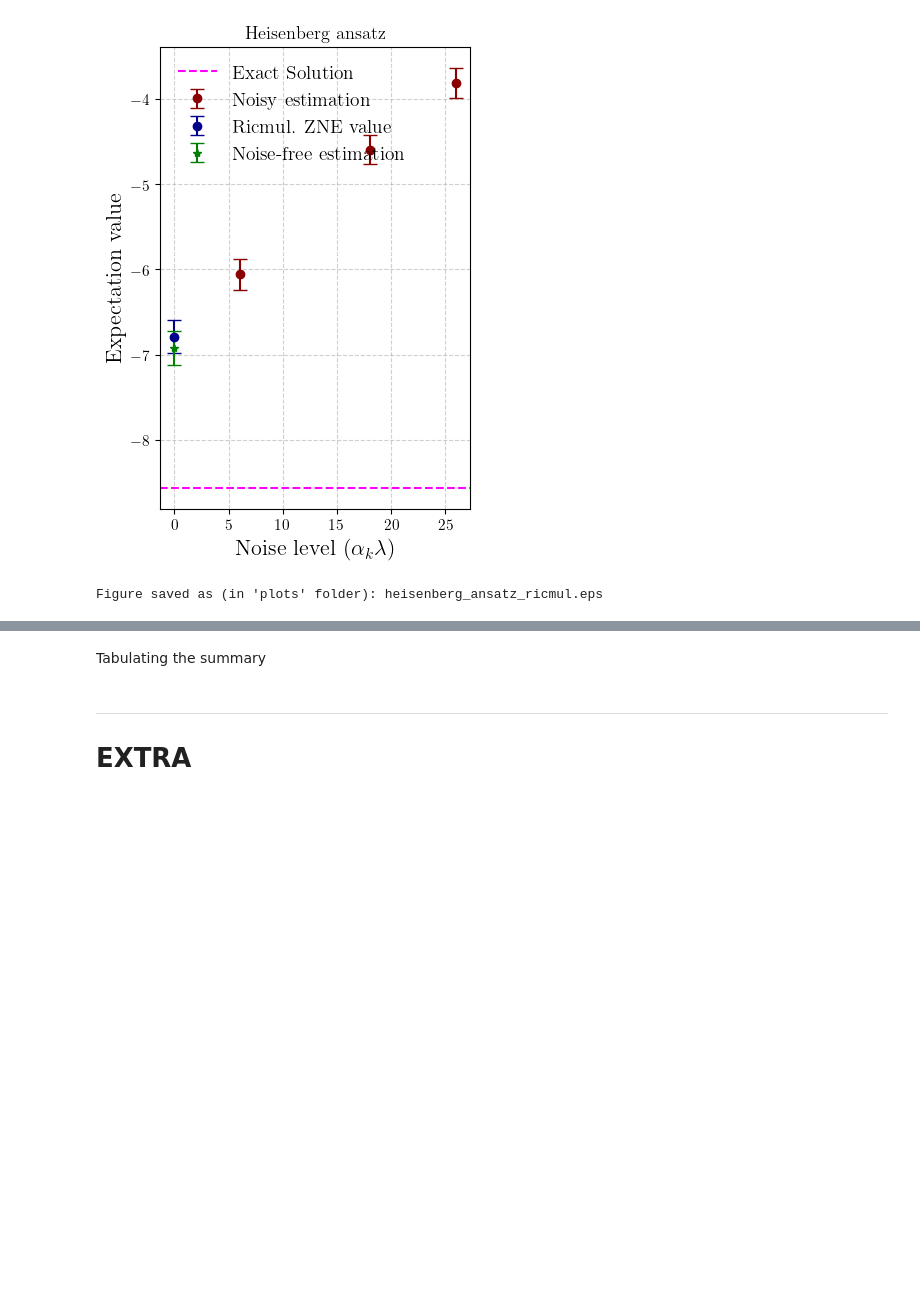
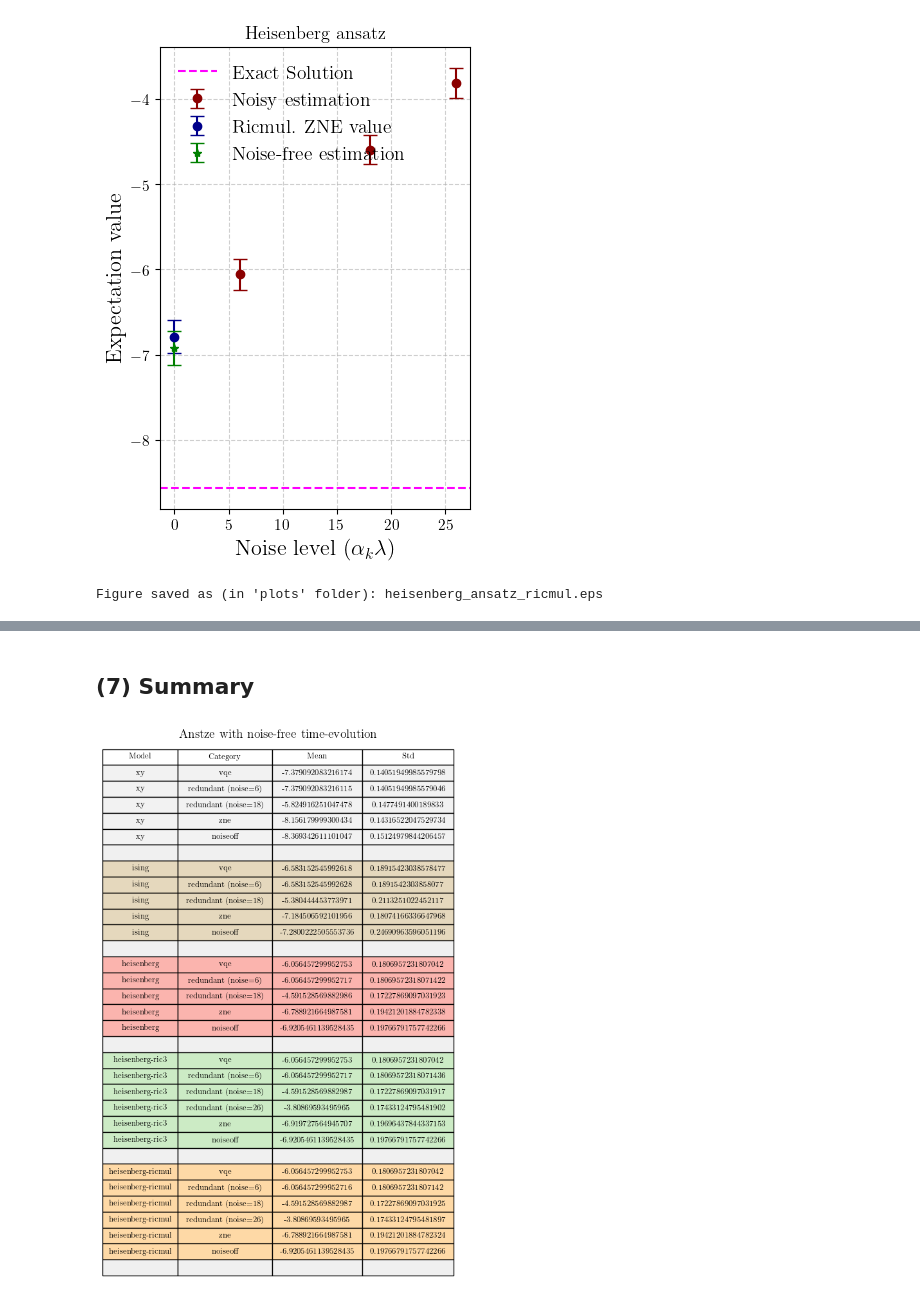
Before and after one commit to arijit-ship/indirect-zne, a Jupyter notebook: experiments/contents/experiment14[Noise free time evolution]/experiment14.noise_free_time_evo.ipynb, the cells around one changed output, grey strips where cells are left out. Cells and saved outputs as stored; diff of their text form; code cells hidden in the pictures; blank space fills up the shorter version.

```diff
--- a/experiments/contents/experiment14[Noise free time evolution]/experiment14.noise_free_time_evo.ipynb
+++ b/experiments/contents/experiment14[Noise free time evolution]/experiment14.noise_free_time_evo.ipynb
@@ -1328,2 +817,0 @@ summary_heisenberg: dict= {
-# %% [markdown]
-Tabulating the summary
@@ -1383,4 +817,0 @@ tabulate_summary_equal_width(summary_heisenberg)
-# %% [markdown]
----
-
-# EXTRA
@@ -1478,0 +818,64 @@ print("Figure saved as (in 'plots' folder):", plot_export_names["heisenberg"])
+# %% [markdown]
+## (7) Summary
+# %%
+# Prepare rows as before
+rows = []
+for model, methods in ALL_PROCESSED_DATA.items():
+    for method, stats in methods.items():
+        if method == "redundant":
+            for lvl, m, s in zip(stats['noise_levels'], stats['mean'], stats['std']):
+                rows.append([model, f"{method} (noise={lvl})", m, s])
+        elif stats:
+            rows.append([model, method, stats['mean'], stats['std']])
+        else:
+            rows.append([model, method, "N/A", "N/A"])
+    rows.append(["", "", "", ""])
+
+df = pd.DataFrame(rows, columns=["Model", "Category", "Mean", "Std"])
+
+unique_models = set(m.lower().strip() for m in df["Model"] if m.strip() != "")
+colors = cm.Pastel1(np.linspace(0, 1, len(unique_models)))
+model_colors = {model.lower(): colors[i] for i, model in enumerate(sorted(unique_models))}
+
+
+
+fig, ax = plt.subplots()
+ax.axis('off')
+
+table = ax.table(
+    cellText=df.values,
+    colLabels=df.columns,
+    cellLoc='center',
+    loc='center'
+)
+
+table.auto_set_font_size(False)
+table.set_fontsize(9)
+table.auto_set_column_width(col=list(range(len(df.columns))))
+
+for i, model_name in enumerate(df["Model"]):
+    key = model_name.strip().lower()
+    if key == "":
+        for j in range(len(df.columns)):
+            table[(i + 1, j)].set_facecolor("#f0f0f0")
+        continue
+    if key in model_colors:
+        for j in range(len(df.columns)):
+            table[(i + 1, j)].set_facecolor(model_colors[key])
+
+# Draw the canvas and get the bounding box of the table
+fig.canvas.draw()
+bbox = table.get_window_extent(fig.canvas.get_renderer())
+
+# Convert bbox from display units to inches
+bbox_inches = bbox.transformed(fig.dpi_scale_trans.inverted())
+
+# Resize the figure to tightly fit the table
+fig.set_size_inches(bbox_inches.width, bbox_inches.height)
+fig.suptitle("Anstze with noise-free time-evolution", fontsize=14, fontweight='bold', y=1.3)
+# Remove margins by using add_axes with full figure and redraw
+ax.set_position([0, 0, 1, 1])
+
+plt.show()
+# %% [output]
+[figure, added]
```
Also changed, not shown: parts of 19 cells of this notebook.
